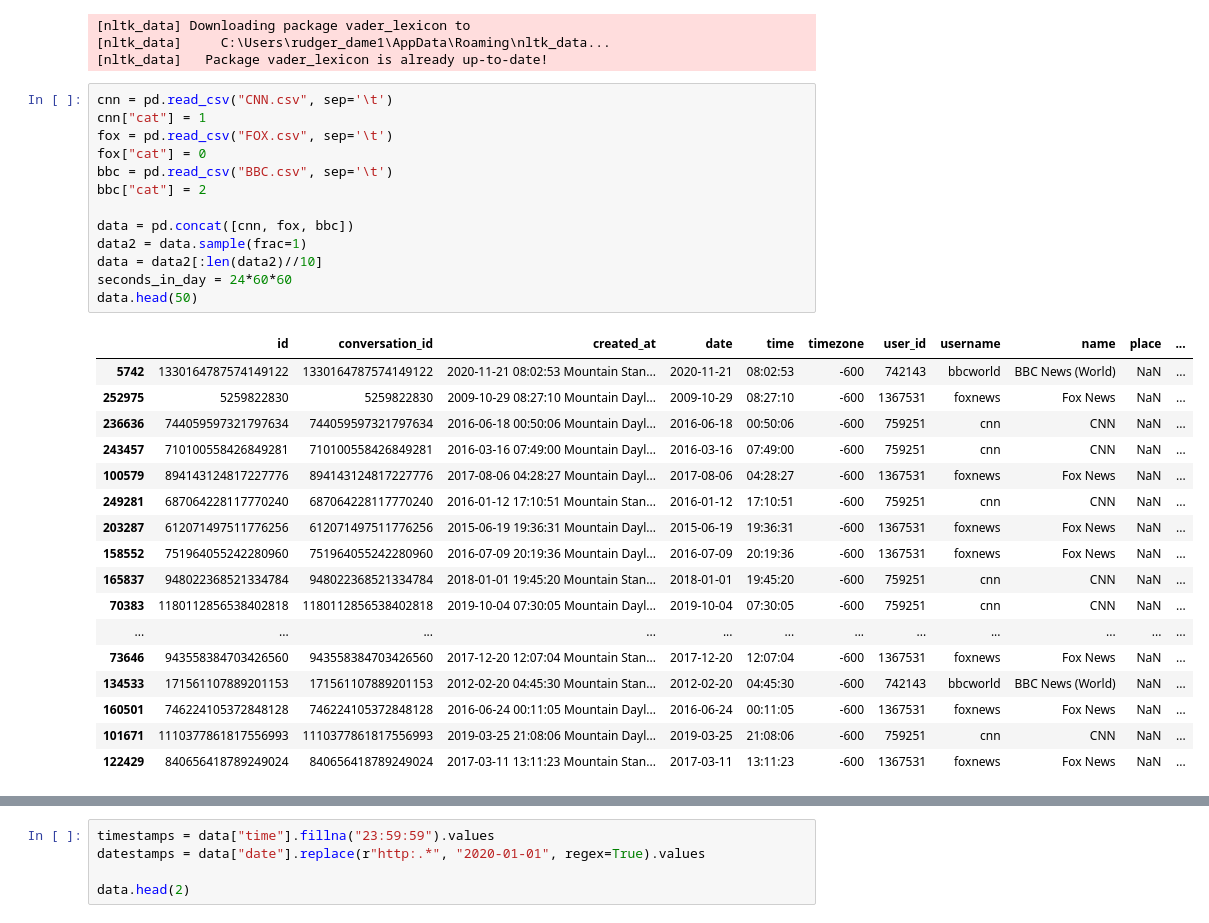
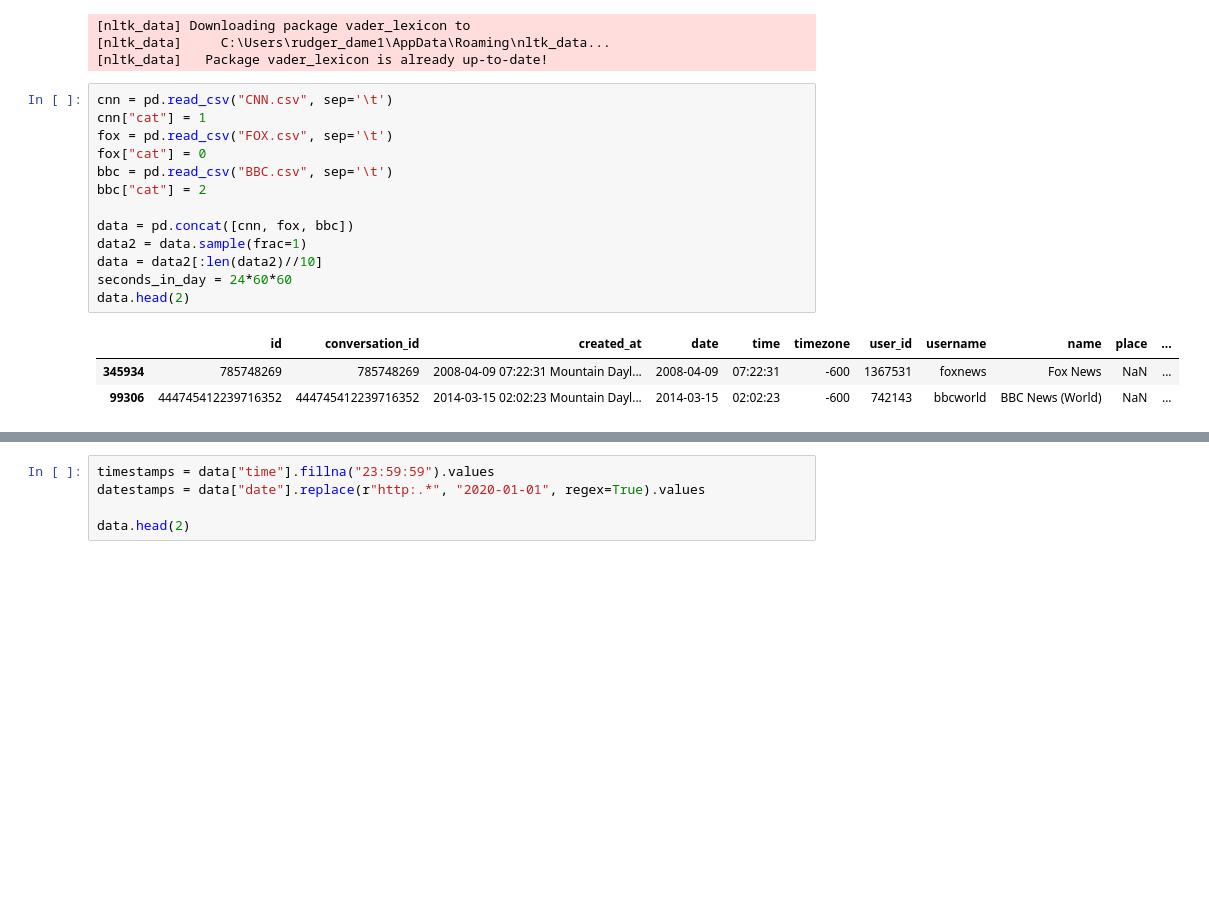
Before and after one commit to rudgerdame/Viral_Tweet_Predictor, a Jupyter notebook: Viral_Tweet_Predictor.ipynb, the cells around one changed output, grey strips where cells are left out. Cells and saved outputs as stored; diff of their text form; blank space fills up the shorter version.

```diff
--- a/Viral_Tweet_Predictor.ipynb
+++ b/Viral_Tweet_Predictor.ipynb
@@ -37,31 +37,17 @@ pd.set_option('display.max_columns', None)
 # %%
 cnn = pd.read_csv("CNN.csv", sep='\t')
 cnn["cat"] = 1
 fox = pd.read_csv("FOX.csv", sep='\t')
 fox["cat"] = 0
 bbc = pd.read_csv("BBC.csv", sep='\t')
 bbc["cat"] = 2
 
 data = pd.concat([cnn, fox, bbc])
 data2 = data.sample(frac=1)
 data = data2[:len(data2)//10]
 seconds_in_day = 24*60*60
-data.head(50)
+data.head(2)
 # %% [output]
 |  | id | conversation_id | created_at | date | time | timezone | user_id | username | name | place | ... |
-| 5742 | 1330164787574149122 | 1330164787574149122 | 2020-11-21 08:02:53 Mountain Stan... | 2020-11-21 | 08:02:53 | -600 | 742143 | bbcworld | BBC News (World) | NaN | ... |
-| 252975 | 5259822830 | 5259822830 | 2009-10-29 08:27:10 Mountain Dayl... | 2009-10-29 | 08:27:10 | -600 | 1367531 | foxnews | Fox News | NaN | ... |
-| 236636 | 744059597321797634 | 744059597321797634 | 2016-06-18 00:50:06 Mountain Dayl... | 2016-06-18 | 00:50:06 | -600 | 759251 | cnn | CNN | NaN | ... |
-| 243457 | 710100558426849281 | 710100558426849281 | 2016-03-16 07:49:00 Mountain Dayl... | 2016-03-16 | 07:49:00 | -600 | 759251 | cnn | CNN | NaN | ... |
-| 100579 | 894143124817227776 | 894143124817227776 | 2017-08-06 04:28:27 Mountain Dayl... | 2017-08-06 | 04:28:27 | -600 | 1367531 | foxnews | Fox News | NaN | ... |
-| 249281 | 687064228117770240 | 687064228117770240 | 2016-01-12 17:10:51 Mountain Stan... | 2016-01-12 | 17:10:51 | -600 | 759251 | cnn | CNN | NaN | ... |
-| 203287 | 612071497511776256 | 612071497511776256 | 2015-06-19 19:36:31 Mountain Dayl... | 2015-06-19 | 19:36:31 | -600 | 1367531 | foxnews | Fox News | NaN | ... |
-| 158552 | 751964055242280960 | 751964055242280960 | 2016-07-09 20:19:36 Mountain Dayl... | 2016-07-09 | 20:19:36 | -600 | 1367531 | foxnews | Fox News | NaN | ... |
-| 165837 | 948022368521334784 | 948022368521334784 | 2018-01-01 19:45:20 Mountain Stan... | 2018-01-01 | 19:45:20 | -600 | 759251 | cnn | CNN | NaN | ... |
-| 70383 | 1180112856538402818 | 1180112856538402818 | 2019-10-04 07:30:05 Mountain Dayl... | 2019-10-04 | 07:30:05 | -600 | 759251 | cnn | CNN | NaN | ... |
-| ... | ... | ... | ... | ... | ... | ... | ... | ... | ... | ... | ... |
-| 73646 | 943558384703426560 | 943558384703426560 | 2017-12-20 12:07:04 Mountain Stan... | 2017-12-20 | 12:07:04 | -600 | 1367531 | foxnews | Fox News | NaN | ... |
-| 134533 | 171561107889201153 | 171561107889201153 | 2012-02-20 04:45:30 Mountain Stan... | 2012-02-20 | 04:45:30 | -600 | 742143 | bbcworld | BBC News (World) | NaN | ... |
-| 160501 | 746224105372848128 | 746224105372848128 | 2016-06-24 00:11:05 Mountain Dayl... | 2016-06-24 | 00:11:05 | -600 | 1367531 | foxnews | Fox News | NaN | ... |
-| 101671 | 1110377861817556993 | 1110377861817556993 | 2019-03-25 21:08:06 Mountain Dayl... | 2019-03-25 | 21:08:06 | -600 | 759251 | cnn | CNN | NaN | ... |
-| 122429 | 840656418789249024 | 840656418789249024 | 2017-03-11 13:11:23 Mountain Stan... | 2017-03-11 | 13:11:23 | -600 | 1367531 | foxnews | Fox News | NaN | ... |
+| 345934 | 785748269 | 785748269 | 2008-04-09 07:22:31 Mountain Dayl... | 2008-04-09 | 07:22:31 | -600 | 1367531 | foxnews | Fox News | NaN | ... |
+| 99306 | 444745412239716352 | 444745412239716352 | 2014-03-15 02:02:23 Mountain Dayl... | 2014-03-15 | 02:02:23 | -600 | 742143 | bbcworld | BBC News (World) | NaN | ... |
```
Also changed, not shown: parts of 16 cells of this notebook.
